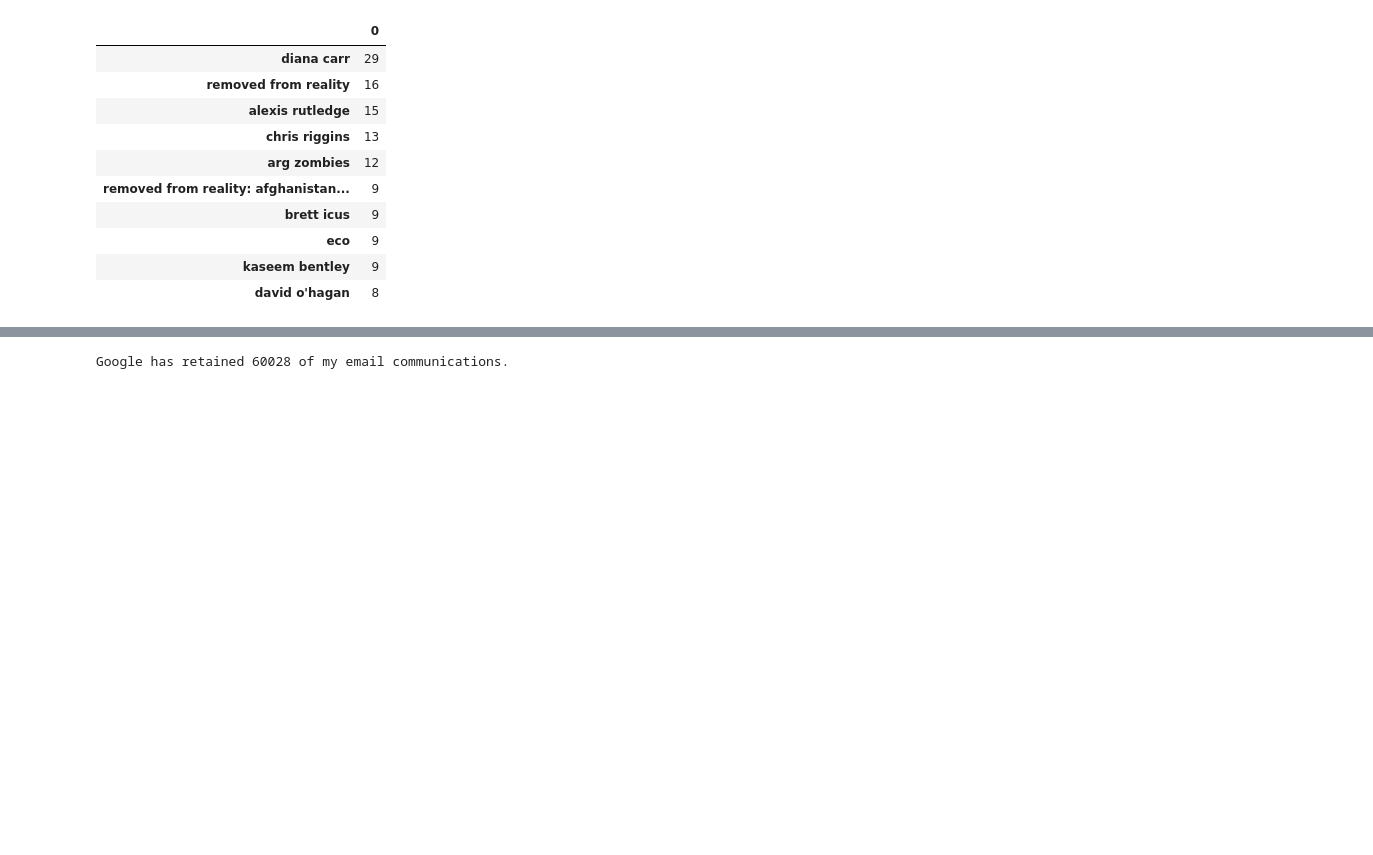
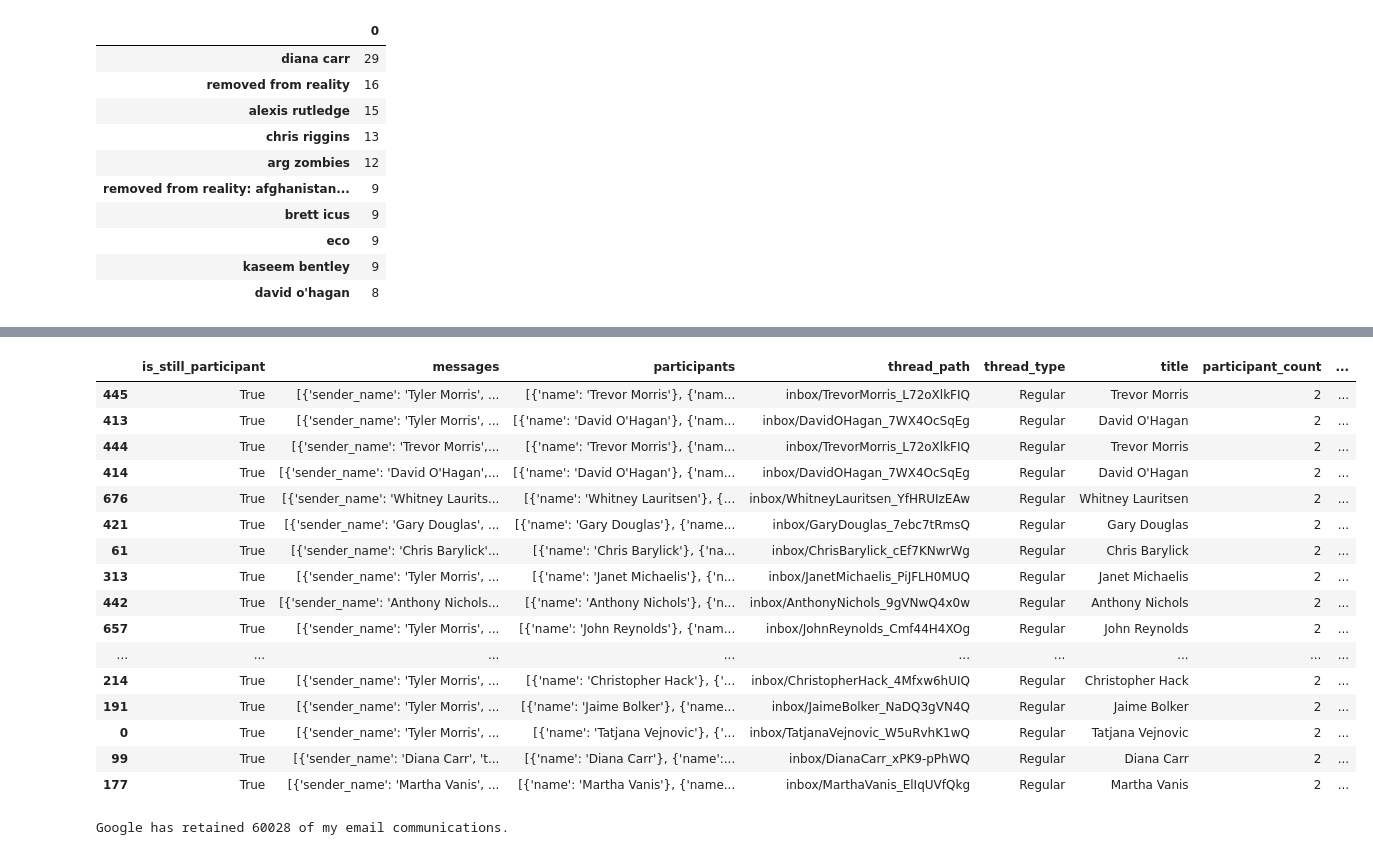
Before and after one commit to Tyler-Owen-Morris/capstone1, a Jupyter notebook: Facebook_EDA.ipynb, the cells around one changed output, grey strips where cells are left out. Saved outputs shown, nothing was run; the diff lists cells and outputs as text; code cells hidden in the pictures; blank space fills up the shorter version.

```diff
--- a/Facebook_EDA.ipynb
+++ b/Facebook_EDA.ipynb
@@ -283,3 +307,24 @@ all_msgs_df.head()
+# %%
+most_chatty_df = all_msgs_df.sort_values('msg_count', ascending=False)
+most_chatty_df.head(20)
+# %% [output]
+|  | is_still_participant | messages | participants | thread_path | thread_type | title | participant_count | ... |
+| 445 | True | [{'sender_name': 'Tyler Morris', ... | [{'name': 'Trevor Morris'}, {'nam... | inbox/TrevorMorris_L72oXlkFIQ | Regular | Trevor Morris | 2 | ... |
+| 413 | True | [{'sender_name': 'Tyler Morris', ... | [{'name': 'David O'Hagan'}, {'nam... | inbox/DavidOHagan_7WX4OcSqEg | Regular | David O'Hagan | 2 | ... |
+| 444 | True | [{'sender_name': 'Trevor Morris',... | [{'name': 'Trevor Morris'}, {'nam... | inbox/TrevorMorris_L72oXlkFIQ | Regular | Trevor Morris | 2 | ... |
+| 414 | True | [{'sender_name': 'David O'Hagan',... | [{'name': 'David O'Hagan'}, {'nam... | inbox/DavidOHagan_7WX4OcSqEg | Regular | David O'Hagan | 2 | ... |
+| 676 | True | [{'sender_name': 'Whitney Laurits... | [{'name': 'Whitney Lauritsen'}, {... | inbox/WhitneyLauritsen_YfHRUIzEAw | Regular | Whitney Lauritsen | 2 | ... |
+| 421 | True | [{'sender_name': 'Gary Douglas', ... | [{'name': 'Gary Douglas'}, {'name... | inbox/GaryDouglas_7ebc7tRmsQ | Regular | Gary Douglas | 2 | ... |
+| 61 | True | [{'sender_name': 'Chris Barylick'... | [{'name': 'Chris Barylick'}, {'na... | inbox/ChrisBarylick_cEf7KNwrWg | Regular | Chris Barylick | 2 | ... |
+| 313 | True | [{'sender_name': 'Tyler Morris', ... | [{'name': 'Janet Michaelis'}, {'n... | inbox/JanetMichaelis_PiJFLH0MUQ | Regular | Janet Michaelis | 2 | ... |
+| 442 | True | [{'sender_name': 'Anthony Nichols... | [{'name': 'Anthony Nichols'}, {'n... | inbox/AnthonyNichols_9gVNwQ4x0w | Regular | Anthony Nichols | 2 | ... |
+| 657 | True | [{'sender_name': 'Tyler Morris', ... | [{'name': 'John Reynolds'}, {'nam... | inbox/JohnReynolds_Cmf44H4XOg | Regular | John Reynolds | 2 | ... |
+| ... | ... | ... | ... | ... | ... | ... | ... | ... |
+| 214 | True | [{'sender_name': 'Tyler Morris', ... | [{'name': 'Christopher Hack'}, {'... | inbox/ChristopherHack_4Mfxw6hUIQ | Regular | Christopher Hack | 2 | ... |
+| 191 | True | [{'sender_name': 'Tyler Morris', ... | [{'name': 'Jaime Bolker'}, {'name... | inbox/JaimeBolker_NaDQ3gVN4Q | Regular | Jaime Bolker | 2 | ... |
+| 0 | True | [{'sender_name': 'Tyler Morris', ... | [{'name': 'Tatjana Vejnovic'}, {'... | inbox/TatjanaVejnovic_W5uRvhK1wQ | Regular | Tatjana Vejnovic | 2 | ... |
+| 99 | True | [{'sender_name': 'Diana Carr', 't... | [{'name': 'Diana Carr'}, {'name':... | inbox/DianaCarr_xPK9-pPhWQ | Regular | Diana Carr | 2 | ... |
+| 177 | True | [{'sender_name': 'Martha Vanis', ... | [{'name': 'Martha Vanis'}, {'name... | inbox/MarthaVanis_ElIqUVfQkg | Regular | Martha Vanis | 2 | ... |
 # %%
 # Going after the mailbox information from Google now.
 import mailbox
```
Also changed, not shown: parts of 14 cells of this notebook.
